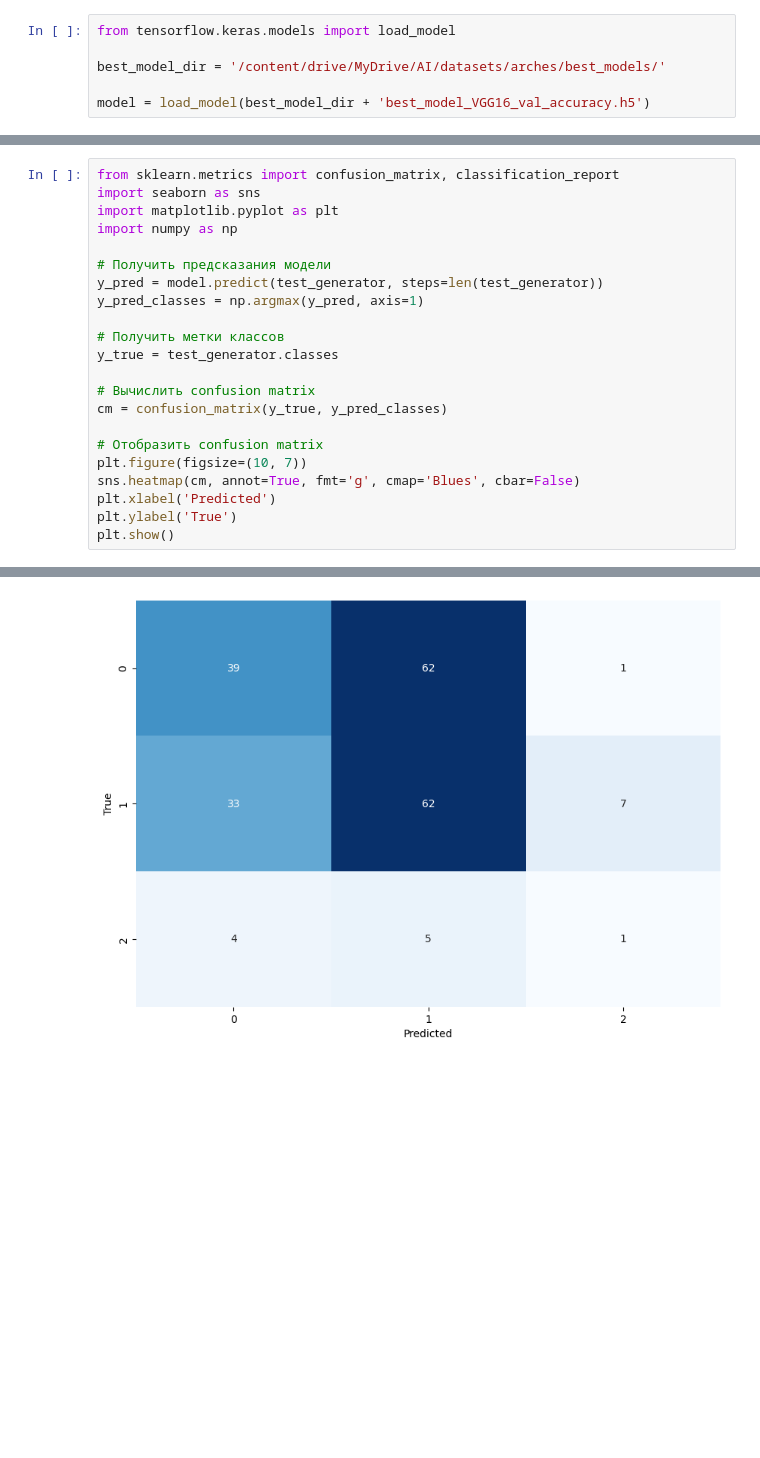
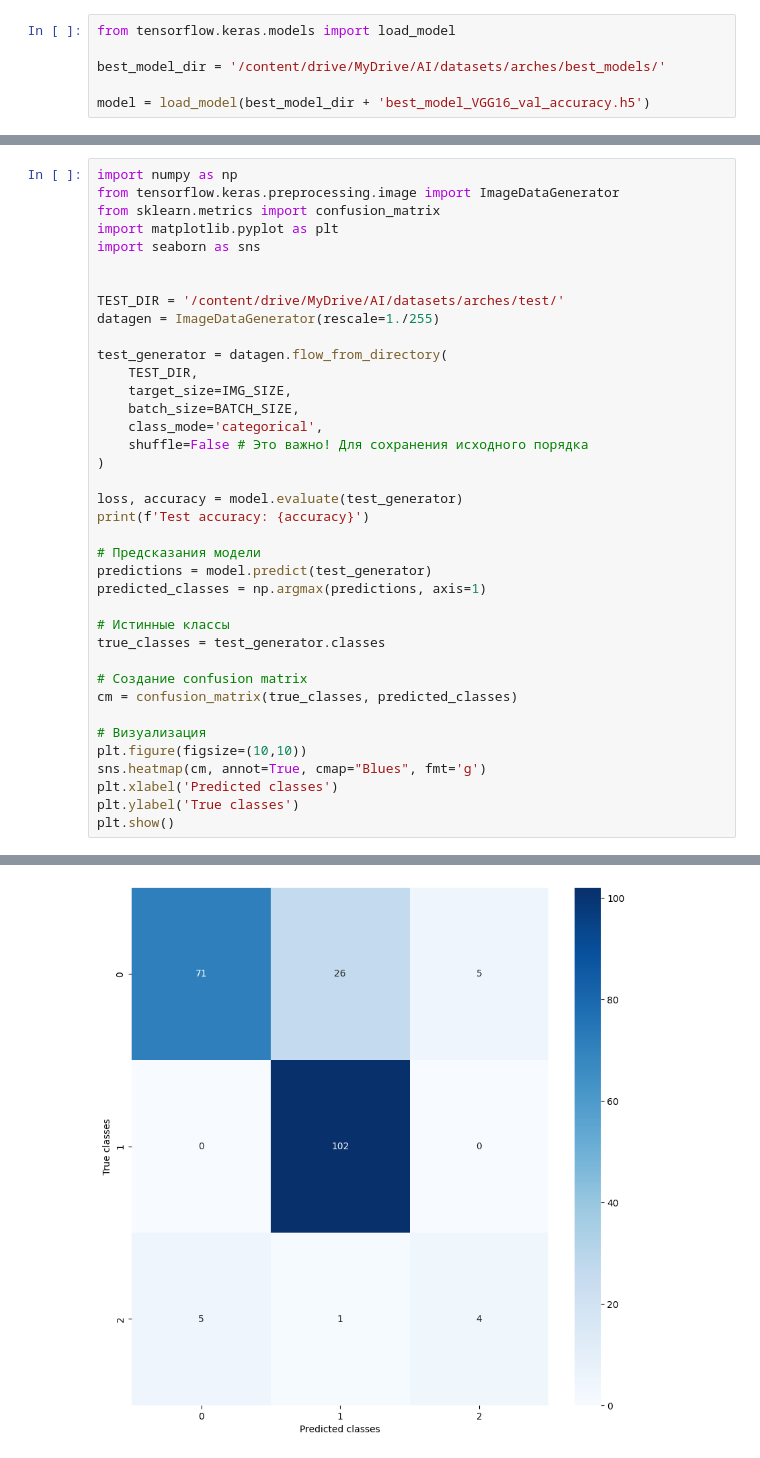
Before and after one commit to Untick/NetOptik, a Jupyter notebook: Polyakov Alexander/VGG16_3_classes.ipynb, the cells around one changed output, grey strips where cells are left out. Saved outputs shown, nothing was run; the diff lists cells and outputs as text; blank space fills up the shorter version.

Commit message:
VGG16_3_classes

```diff
--- a/Polyakov Alexander/VGG16_3_classes.ipynb
+++ b/Polyakov Alexander/VGG16_3_classes.ipynb
@@ -159,23 +142,39 @@ Test accuracy: 0.827102780342102
 # %%
-from sklearn.metrics import confusion_matrix, classification_report
+import numpy as np
+from tensorflow.keras.preprocessing.image import ImageDataGenerator
+from sklearn.metrics import confusion_matrix
+import matplotlib.pyplot as plt
 import seaborn as sns
-import matplotlib.pyplot as plt
-import numpy as np
 
-# Получить предсказания модели
-y_pred = model.predict(test_generator, steps=len(test_generator))
-y_pred_classes = np.argmax(y_pred, axis=1)
 
-# Получить метки классов
-y_true = test_generator.classes
+TEST_DIR = '/content/drive/MyDrive/AI/datasets/arches/test/'
+datagen = ImageDataGenerator(rescale=1./255)
 
-# Вычислить confusion matrix
-cm = confusion_matrix(y_true, y_pred_classes)
+test_generator = datagen.flow_from_directory(
+    TEST_DIR,
+    target_size=IMG_SIZE,
+    batch_size=BATCH_SIZE,
+    class_mode='categorical',
+    shuffle=False # Это важно! Для сохранения исходного порядка
+)
 
-# Отобразить confusion matrix
-plt.figure(figsize=(10, 7))
-sns.heatmap(cm, annot=True, fmt='g', cmap='Blues', cbar=False)
-plt.xlabel('Predicted')
-plt.ylabel('True')
+loss, accuracy = model.evaluate(test_generator)
+print(f'Test accuracy: {accuracy}')
+
+# Предсказания модели
+predictions = model.predict(test_generator)
+predicted_classes = np.argmax(predictions, axis=1)
+
+# Истинные классы
+true_classes = test_generator.classes
+
+# Создание confusion matrix
+cm = confusion_matrix(true_classes, predicted_classes)
+
+# Визуализация
+plt.figure(figsize=(10,10))
+sns.heatmap(cm, annot=True, cmap="Blues", fmt='g')
+plt.xlabel('Predicted classes')
+plt.ylabel('True classes')
 plt.show()
 # %% [output]
@@ -183 +185 @@ plt.show()
-[figure, old version]
+[figure, new version]
```
Also changed, not shown: parts of 2 cells of this notebook.
